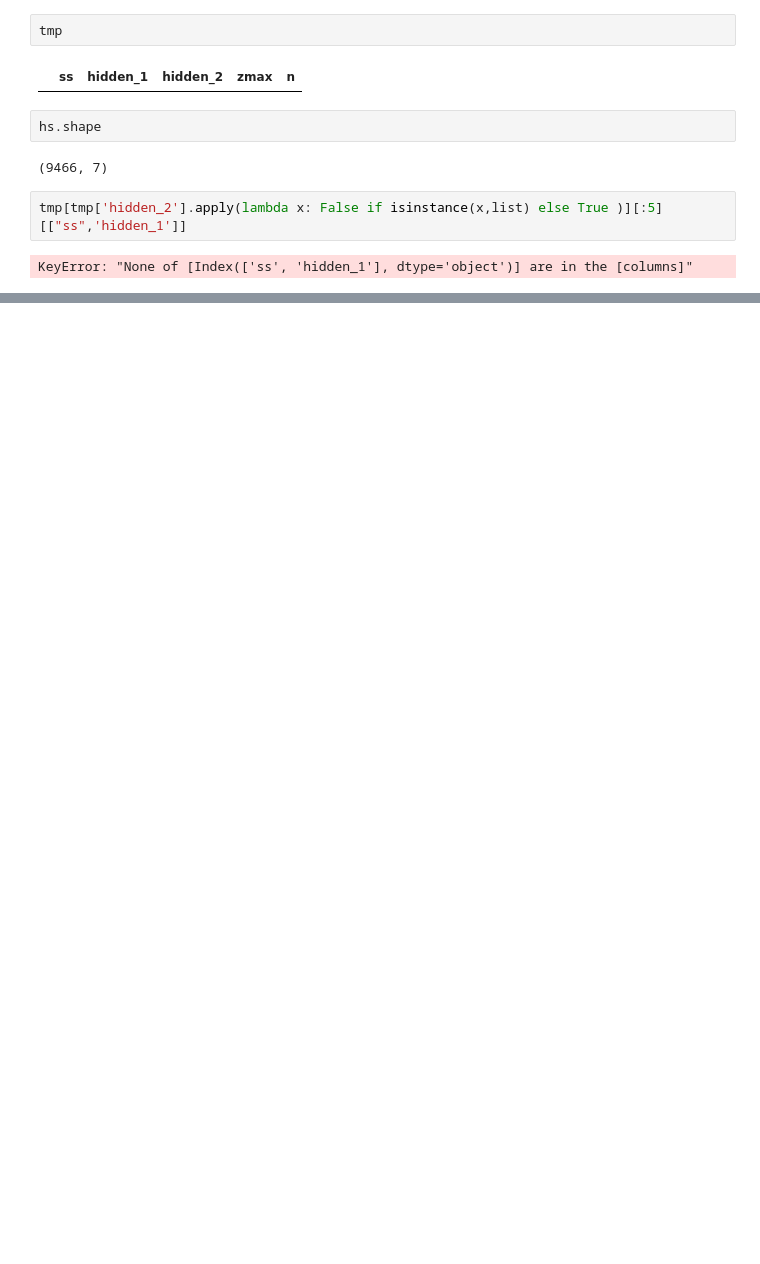
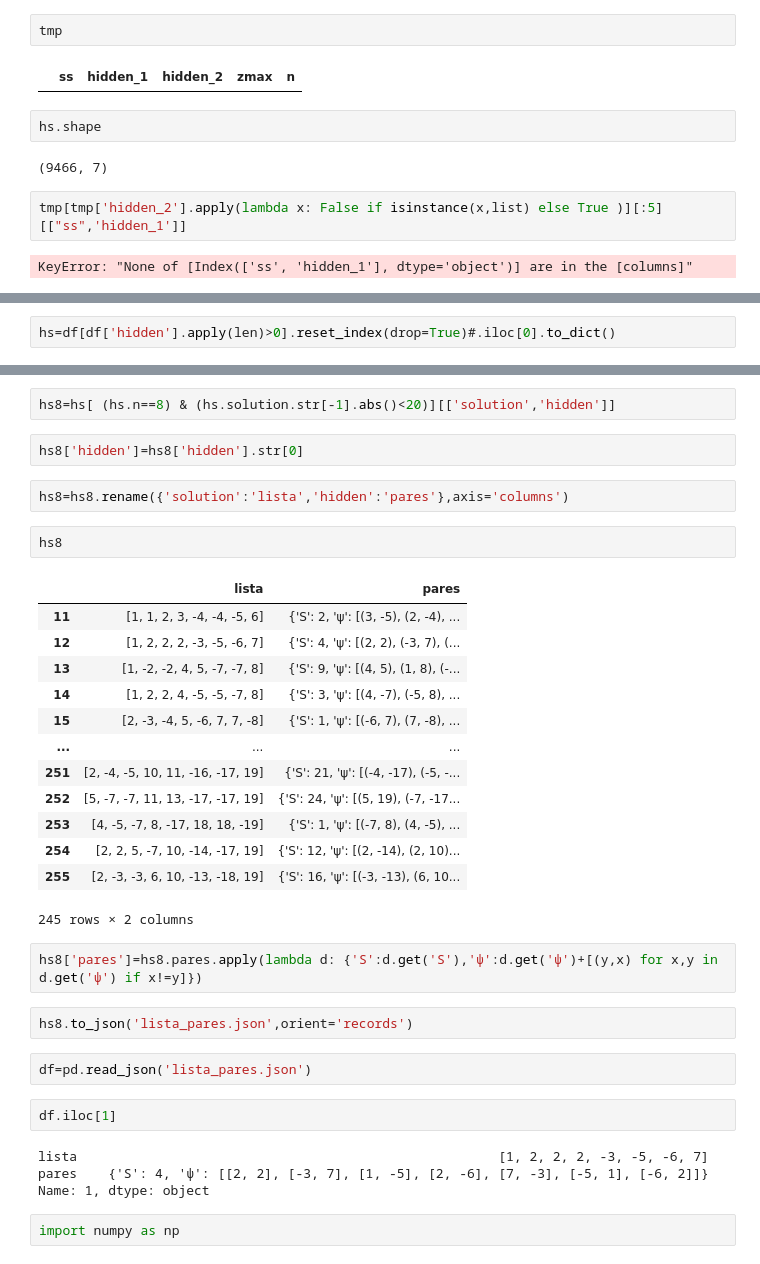
Before and after one commit to restrepo/Advanced_Computation, a Jupyter notebook: Data_Analysis.ipynb, the cells around one changed output, grey strips where cells are left out. Drawn from its saved outputs; the diff is of its cells as text; blank space fills up the shorter version.

```diff
--- a/Data_Analysis.ipynb
+++ b/Data_Analysis.ipynb
@@ -700,0 +839,2 @@ KeyError: "None of [Index(['ss', 'hidden_1'], dtype='object')] are in the [colum
+# %%
+hs=df[df['hidden'].apply(len)>0].reset_index(drop=True)#.iloc[0].to_dict()
@@ -700,0 +860,36 @@ KeyError: "None of [Index(['ss', 'hidden_1'], dtype='object')] are in the [colum
+# %%
+hs8=hs[ (hs.n==8) & (hs.solution.str[-1].abs()<20)][['solution','hidden']]
+# %%
+hs8['hidden']=hs8['hidden'].str[0]
+# %%
+hs8=hs8.rename({'solution':'lista','hidden':'pares'},axis='columns')
+# %%
+hs8
+# %% [output]
+|  | lista | pares |
+| 11 | [1, 1, 2, 3, -4, -4, -5, 6] | {'S': 2, 'ψ': [(3, -5), (2, -4), ... |
+| 12 | [1, 2, 2, 2, -3, -5, -6, 7] | {'S': 4, 'ψ': [(2, 2), (-3, 7), (... |
+| 13 | [1, -2, -2, 4, 5, -7, -7, 8] | {'S': 9, 'ψ': [(4, 5), (1, 8), (-... |
+| 14 | [1, 2, 2, 4, -5, -5, -7, 8] | {'S': 3, 'ψ': [(4, -7), (-5, 8), ... |
+| 15 | [2, -3, -4, 5, -6, 7, 7, -8] | {'S': 1, 'ψ': [(-6, 7), (7, -8), ... |
+| ... | ... | ... |
+| 251 | [2, -4, -5, 10, 11, -16, -17, 19] | {'S': 21, 'ψ': [(-4, -17), (-5, -... |
+| 252 | [5, -7, -7, 11, 13, -17, -17, 19] | {'S': 24, 'ψ': [(5, 19), (-7, -17... |
+| 253 | [4, -5, -7, 8, -17, 18, 18, -19] | {'S': 1, 'ψ': [(-7, 8), (4, -5), ... |
+| 254 | [2, 2, 5, -7, 10, -14, -17, 19] | {'S': 12, 'ψ': [(2, -14), (2, 10)... |
+| 255 | [2, -3, -3, 6, 10, -13, -18, 19] | {'S': 16, 'ψ': [(-3, -13), (6, 10... |
+245 rows × 2 columns
+# %%
+hs8['pares']=hs8.pares.apply(lambda d: {'S':d.get('S'),'ψ':d.get('ψ')+[(y,x) for x,y in d.get('ψ') if x!=y]})
+# %%
+hs8.to_json('lista_pares.json',orient='records')
+# %%
+df=pd.read_json('lista_pares.json')
+# %%
+df.iloc[1]
+# %% [output]
+lista                                                      [1, 2, 2, 2, -3, -5, -6, 7]
+pares    {'S': 4, 'ψ': [[2, 2], [-3, 7], [1, -5], [2, -6], [7, -3], [-5, 1], [-6, 2]]}
+Name: 1, dtype: object
+# %%
+import numpy as np
```
Also changed, not shown: parts of 21 cells of this notebook, 2 other files.
